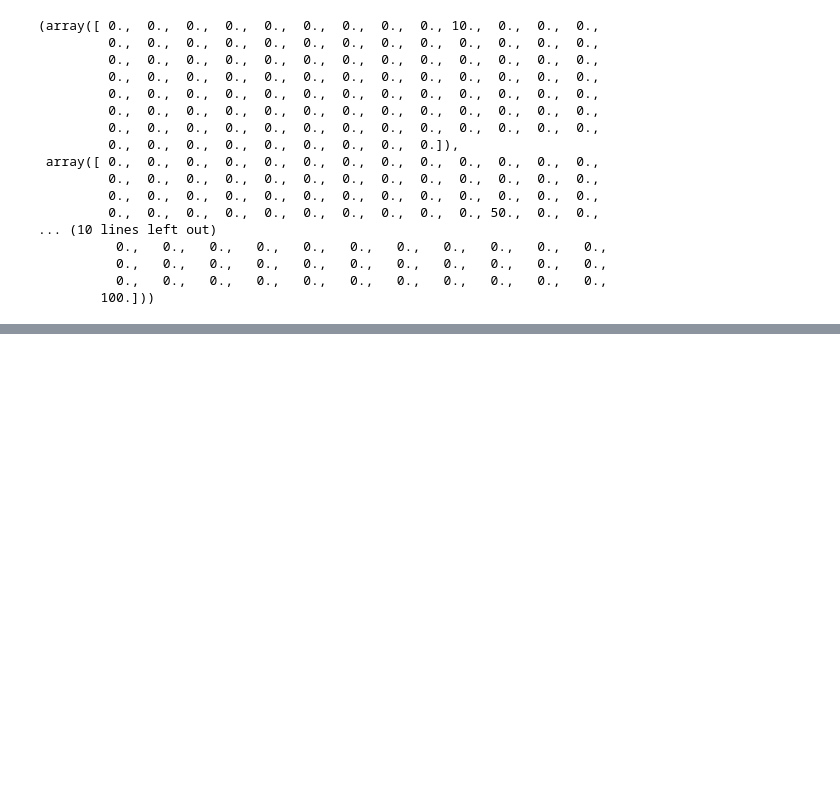
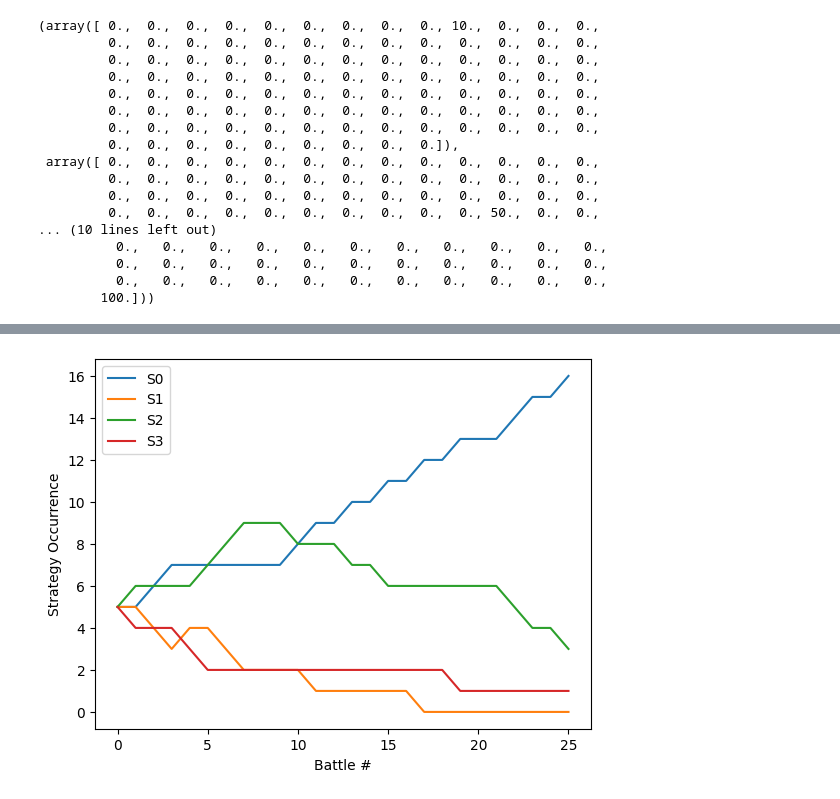
Before and after one commit to chrispcode/100-vote-auction, a Jupyter notebook: HundredVoteAuction.ipynb, the cells around one changed output, grey strips where cells are left out. Cells and saved outputs as stored; diff of their text form; code cells hidden in the pictures; blank space fills up the shorter version.

```diff
--- a/HundredVoteAuction.ipynb
+++ b/HundredVoteAuction.ipynb
@@ -404,0 +423,10 @@ strategy = bids_to_strategy(bids)
+# %%
+def strategy_occurrence(population, strategy):
+  return np.sum(np.all(population == strategy, axis=1))
+# %%
+strategies = [S0, S1, S2, S3]
+strategy_names = ["S0", "S1", "S2", "S3"]
+population = create_population(strategies, replication=5)
+
+for strategy, name in zip(strategies, strategy_names):
+  print(name, strategy_occurrence(population, strategy))
@@ -404,0 +438,9 @@ strategy = bids_to_strategy(bids)
+# %%
+def sample_population(population, sample_size):
+  indexes = np.random.choice(len(population), sample_size, replace=False)
+
+  return indexes, population[indexes]
+# %%
+battle_indexes, battle_strategies = sample_population(population, 2)
+
+battle_indexes, battle_strategies
@@ -405 +463,46 @@ strategy = bids_to_strategy(bids)
+# %%
+BATTLES = 25
+ROUNDS_PER_BATTLE = 100
+STARTING_BALANCE = 1000
+
+strategies = [S0, S1, S2, S3]
+strategy_names = ['S0', 'S1', 'S2', 'S3']
+population = create_population(strategies, replication=5)
+
+data = np.ndarray((BATTLES + 1, len(strategies)))
+
+for battle_index in range(BATTLES):
+  for strategy_index, strategy in enumerate(strategies):
+    data[battle_index][strategy_index] = strategy_occurrence(population, strategy)
+
+  battle_indexes, battle_strategies = sample_population(population, 2)
+
+  players = [
+    Player(0, battle_strategies[0], balance=STARTING_BALANCE),
+    Player(1, battle_strategies[1], balance=STARTING_BALANCE),
+  ]
+
+  auction = HundredVoteAuction(
+    players=players,
+    rounds=ROUNDS_PER_BATTLE
+  )
+
+  auction.run()
+
+  # replace loosing strategy with the winning one
+  if players[0].balance > players[1].balance:
+    population[battle_indexes[1]] = population[battle_indexes[0]]
+  else:
+    population[battle_indexes[0]] = population[battle_indexes[1]]
+
+for strategy_index, strategy in enumerate(strategies):
+  data[BATTLES][strategy_index] = strategy_occurrence(population, strategy)
+
+plt.plot(data, label=strategy_names)
+plt.xlabel('Battle #')
+plt.ylabel('Strategy Occurrence')
+plt.legend()
+plt.show()
+# %% [output]
+[figure, added]
 # %%
```
Also changed, not shown: parts of 44 cells of this notebook.
